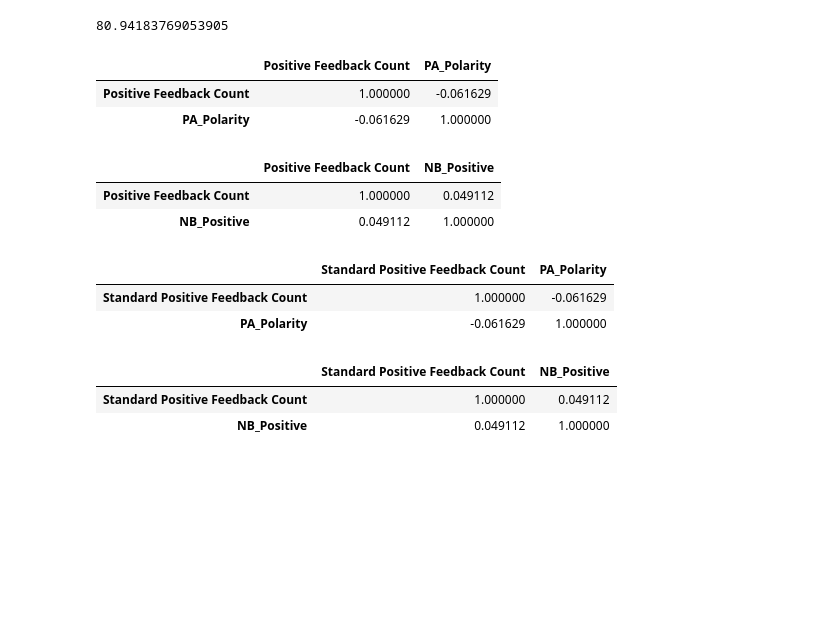
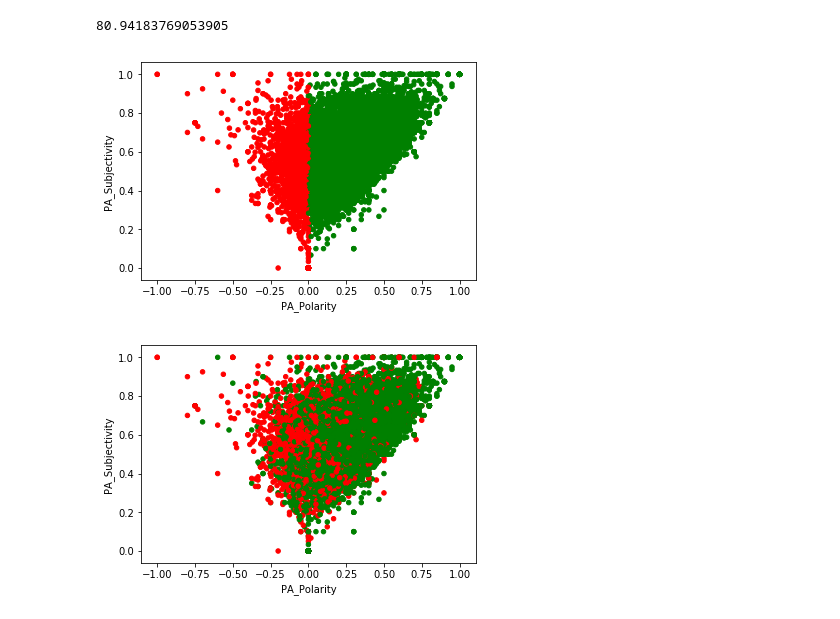
Before and after one commit to balag752/Ecommerce-clothing-recommendation-prediction, a Jupyter notebook: src/Sentiment_Analysis.ipynb, the cells around one changed output. Saved outputs shown, nothing was run; the diff lists cells and outputs as text; code cells hidden in the pictures; blank space fills up the shorter version.

Commit message:
Sentiment analysis and data analysis implemented

```diff
--- a/src/Sentiment_Analysis.ipynb
+++ b/src/Sentiment_Analysis.ipynb
@@ -59,11 +58,16 @@ patb = Blobber(analyzer=PatternAnalyzer())
 nbtb = Blobber(analyzer=NaiveBayesAnalyzer())
 
 def NaiveBayesAnalyzerResult(Text):
+    # Returns a positive range between [0, 1], Negative can be computer by 1-positive
     return nbtb(Text).sentiment.p_pos
 
 def PatternAnalyzerResult(Text):
-    # Returns a polarity range between [-1, 1]
+    # Returns a polarity range between [-1, 1], if polarity is tends to -1 then negative, if it is tends to 1 then it is positive
     return patb(Text).sentiment[0]
+
+def PatternAnalyzersubjectivityResult(Text):
+    # Returns a subjectivity that range between [0, 1], if subjectivity is tends to 0 then objective, if it is tends to 1 then it is subjective
+    return patb(Text).sentiment[1]
 # %%
 df['processed_Review_text'][df['processed_Review_text'].isna()]=""
 df['processed_Review_text'][df['processed_Review_text'].isnull()]=""
@@ -77,3 +81,5 @@ A value is trying to be set on a copy of a slice from a DataFrame
 See the caveats in the documentation: http://pandas.pydata.org/pandas-docs/stable/indexing.html#indexing-view-versus-copy
 # %%
 df["PA_Polarity"]=df['processed_Review_text'].apply(PatternAnalyzerResult)
+df["PA_Subjectivity"]=df['processed_Review_text'].apply(PatternAnalyzersubjectivityResult)
+df["NB_Positive"]=df['processed_Review_text'].apply(NaiveBayesAnalyzerResult)
@@ -111,30 +115,11 @@ See the caveats in the documentation: http://pandas.pydata.org/pandas-docs/stabl
 accuracy_score(df["NB_Result"], df["PA_Result"])*100
 # %% [output]
 80.94183769053905
-# %%
-df[["Positive Feedback Count","PA_Polarity"]].corr()
-# %% [output]
-|  | Positive Feedback Count | PA_Polarity |
-| Positive Feedback Count | 1.000000 | -0.061629 |
-| PA_Polarity | -0.061629 | 1.000000 |
-# %%
-df[["Positive Feedback Count","NB_Positive"]].corr()
-# %% [output]
-|  | Positive Feedback Count | NB_Positive |
-| Positive Feedback Count | 1.000000 | 0.049112 |
-| NB_Positive | 0.049112 | 1.000000 |
-# %%
-scaler = StandardScaler()
-df["Standard Positive Feedback Count"]=scaler.fit_transform(df[["Positive Feedback Count"]])
-# %%
-df[["Standard Positive Feedback Count","PA_Polarity"]].corr()
-# %% [output]
-|  | Standard Positive Feedback Count | PA_Polarity |
-| Standard Positive Feedback Count | 1.000000 | -0.061629 |
-| PA_Polarity | -0.061629 | 1.000000 |
-# %%
-df[["Standard Positive Feedback Count","NB_Positive"]].corr()
-# %% [output]
-|  | Standard Positive Feedback Count | NB_Positive |
-| Standard Positive Feedback Count | 1.000000 | 0.049112 |
-| NB_Positive | 0.049112 | 1.000000 |
+# %%
+df[[ "PA_Polarity","PA_Subjectivity"]].plot.scatter(x='PA_Polarity',y='PA_Subjectivity', c=list(map(lambda x : "green" if x=="pos" else "red" , df["PA_Result"])));
+# %% [output]
+[figure, added]
+# %%
+df[[ "PA_Polarity","PA_Subjectivity", "Recommended IND"]].plot.scatter(x='PA_Polarity',y='PA_Subjectivity', c=list(map(lambda x : "green" if x==1 else "red" , df["Recommended IND"])));
+# %% [output]
+[figure, added]
```
Also changed, not shown: parts of 6 cells of this notebook, 1 other file.
